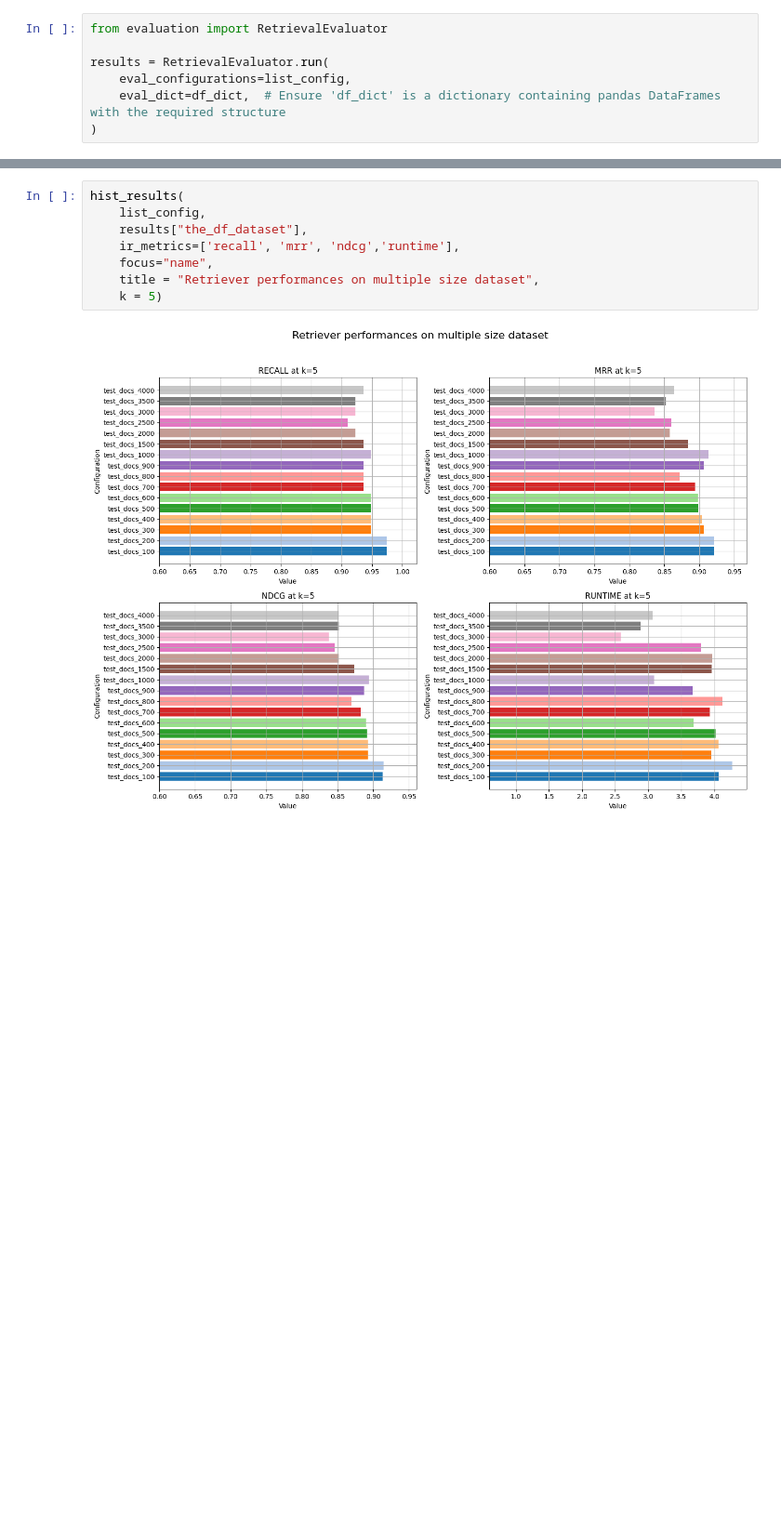
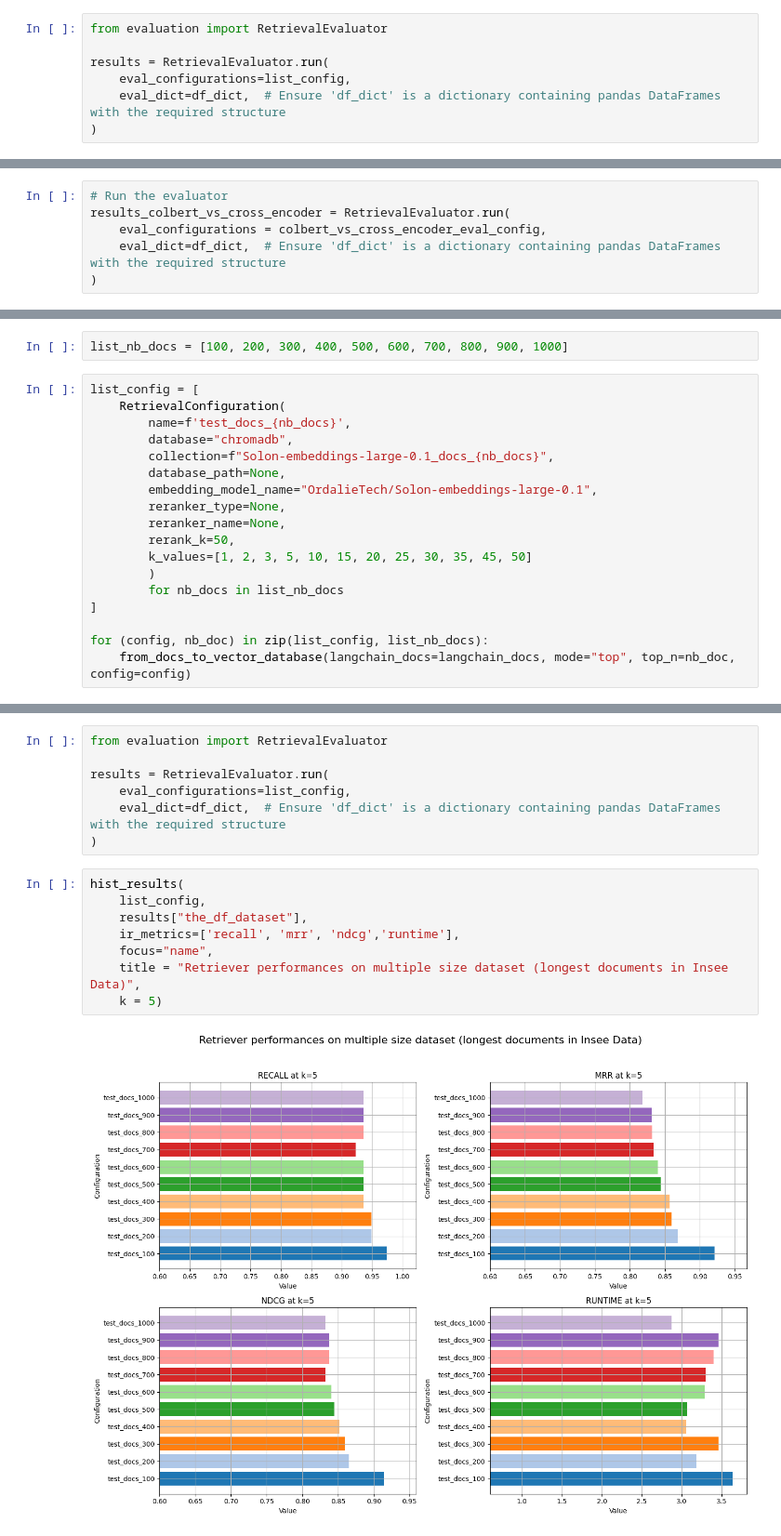
Before and after one commit to InseeFrLab/llm-open-data-insee, a Jupyter notebook: notebooks/retrieval_eval_exp_data_size.ipynb, the cells around one changed output, grey strips where cells are left out. Shown at 93% size. Saved outputs shown, nothing was run; the diff lists cells and outputs as text; blank space fills up the shorter version.

```diff
--- a/notebooks/retrieval_eval_exp_data_size.ipynb
+++ b/notebooks/retrieval_eval_exp_data_size.ipynb
@@ -251,0 +251,6 @@ def hist_results(eval_configs: List[RetrievalConfiguration], results: Dict[str,
+# %%
+# Run the evaluator
+results_colbert_vs_cross_encoder = RetrievalEvaluator.run(
+    eval_configurations = colbert_vs_cross_encoder_eval_config,
+    eval_dict=df_dict,  # Ensure 'df_dict' is a dictionary containing pandas DataFrames with the required structure
+)
@@ -251,0 +329,20 @@ def hist_results(eval_configs: List[RetrievalConfiguration], results: Dict[str,
+# %%
+list_nb_docs = [100, 200, 300, 400, 500, 600, 700, 800, 900, 1000]
+# %%
+list_config = [
+    RetrievalConfiguration(
+        name=f'test_docs_{nb_docs}',
+        database="chromadb",
+        collection=f"Solon-embeddings-large-0.1_docs_{nb_docs}",
+        database_path=None,
+        embedding_model_name="OrdalieTech/Solon-embeddings-large-0.1",
+        reranker_type=None,
+        reranker_name=None,
+        rerank_k=50,
+        k_values=[1, 2, 3, 5, 10, 15, 20, 25, 30, 35, 45, 50]
+        )
+        for nb_docs in list_nb_docs
+]
+
+for (config, nb_doc) in zip(list_config, list_nb_docs):
+    from_docs_to_vector_database(langchain_docs=langchain_docs, mode="top", top_n=nb_doc, config=config)
@@ -252,10 +367,17 @@ def hist_results(eval_configs: List[RetrievalConfiguration], results: Dict[str,
+# %%
+from evaluation import RetrievalEvaluator
+
+results = RetrievalEvaluator.run(
+    eval_configurations=list_config,
+    eval_dict=df_dict,  # Ensure 'df_dict' is a dictionary containing pandas DataFrames with the required structure
+)
 # %%
 hist_results(
     list_config,
     results["the_df_dataset"],
     ir_metrics=['recall', 'mrr', 'ndcg','runtime'],
     focus="name",
-    title = "Retriever performances on multiple size dataset",
+    title = "Retriever performances on multiple size dataset (longest documents in Insee Data)",
     k = 5)
 # %% [output]
-[figure, old version]
+[figure, new version]
```
Also changed, not shown: parts of 27 cells of this notebook, 4 other files.
